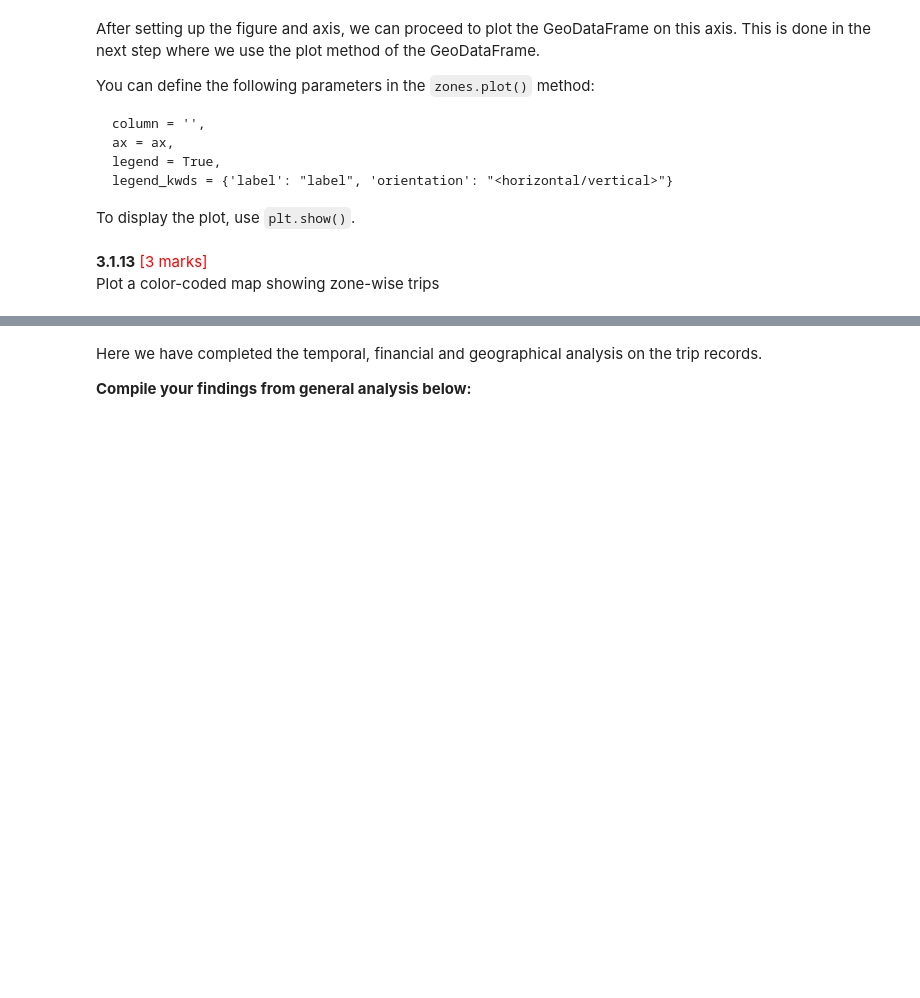
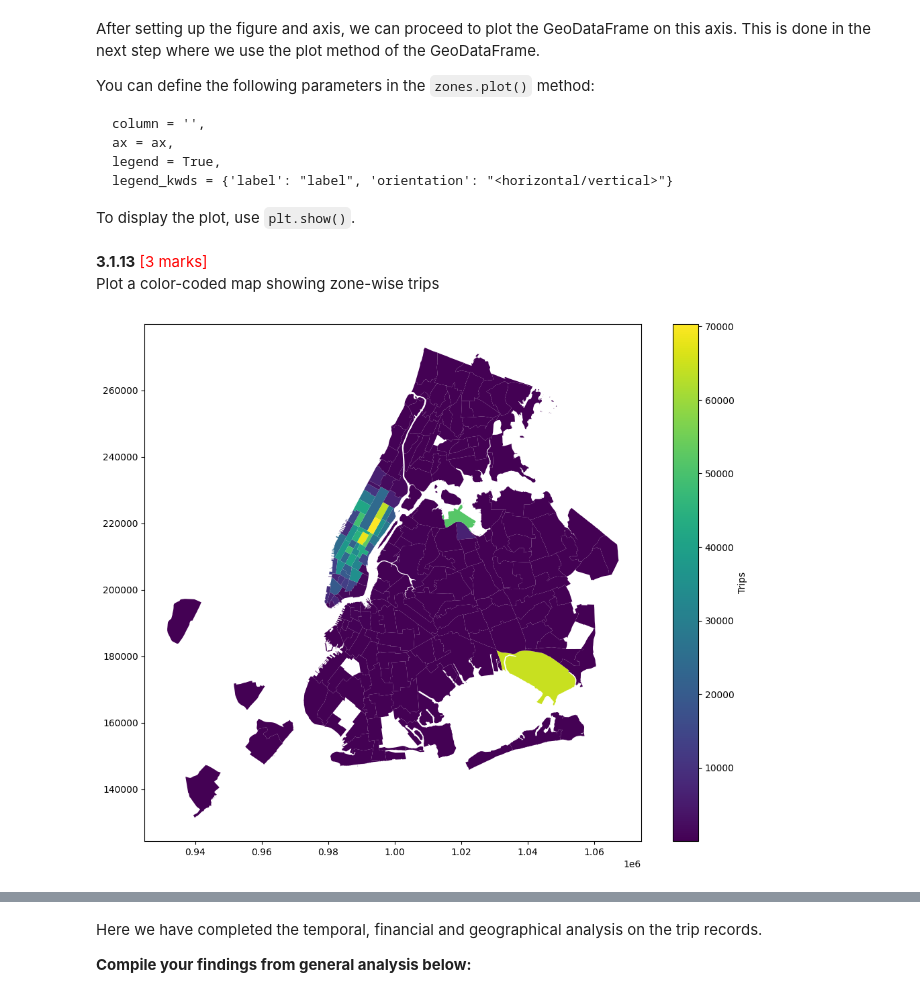
Before and after one commit to srinivasrom/MyStore, a Jupyter notebook: EDA_Assg_NYC_Taxi_Starter_Srinivas_Rompala.ipynb, the cells around one changed output, grey strips where cells are left out. Saved outputs shown, nothing was run; the diff lists cells and outputs as text; code cells hidden in the pictures; blank space fills up the shorter version.

```diff
--- a/EDA_Assg_NYC_Taxi_Starter_Srinivas_Rompala.ipynb
+++ b/EDA_Assg_NYC_Taxi_Starter_Srinivas_Rompala.ipynb
@@ -1052,3 +1097,6 @@ Now, you have to merge the trip records and zones data using the location IDs.
 Merge the zones data into trip data using the `locationID` and `PULocationID` columns.
 # %%
 # Merge zones and trip records using locationID and PULocationID
+shape = shape.rename(columns={'LocationID': 'PULocationID'})
+df2 = df2.merge(shape, on='PULocationID', how='left')
+df2.head()
@@ -1057,3 +1113,5 @@ Merge the zones data into trip data using the `locationID` and `PULocationID` co
 Group data by location IDs to find the total number of trips per location ID
 # %%
 # Group data by location and calculate the number of trips
+grouped_data = df2.groupby('PULocationID').size().reset_index(name='trip_count')
+grouped_data.head()
@@ -1064,3 +1129,5 @@ Now, use the grouped data to add number of trips to the GeoDataFrame.
 We will use this to plot a map of zones showing total trips per zone.
 # %%
 # Merge trip counts back to the zones GeoDataFrame
+shape = shape.merge(grouped_data, on='PULocationID', how='left')
+shape.head()
@@ -1093,8 +1170,19 @@ To display the plot, use `plt.show()`.
 Plot a color-coded map showing zone-wise trips
 # %%
 # Define figure and axis
+fig, ax = plt.subplots(1, 1, figsize=(12, 10))
+
 
 
 # Plot the map and display it
+shape.plot(
+    column='trip_count',
+    ax=ax,
+    legend=True,
+    legend_kwds={'label': "Trips", 'orientation': "vertical"}
+)
+plt.show()
+# %% [output]
+[figure, added]
 # %%
 # can you try displaying the zones DF sorted by the number of trips?
```
Also changed, not shown: parts of 19 cells of this notebook.
